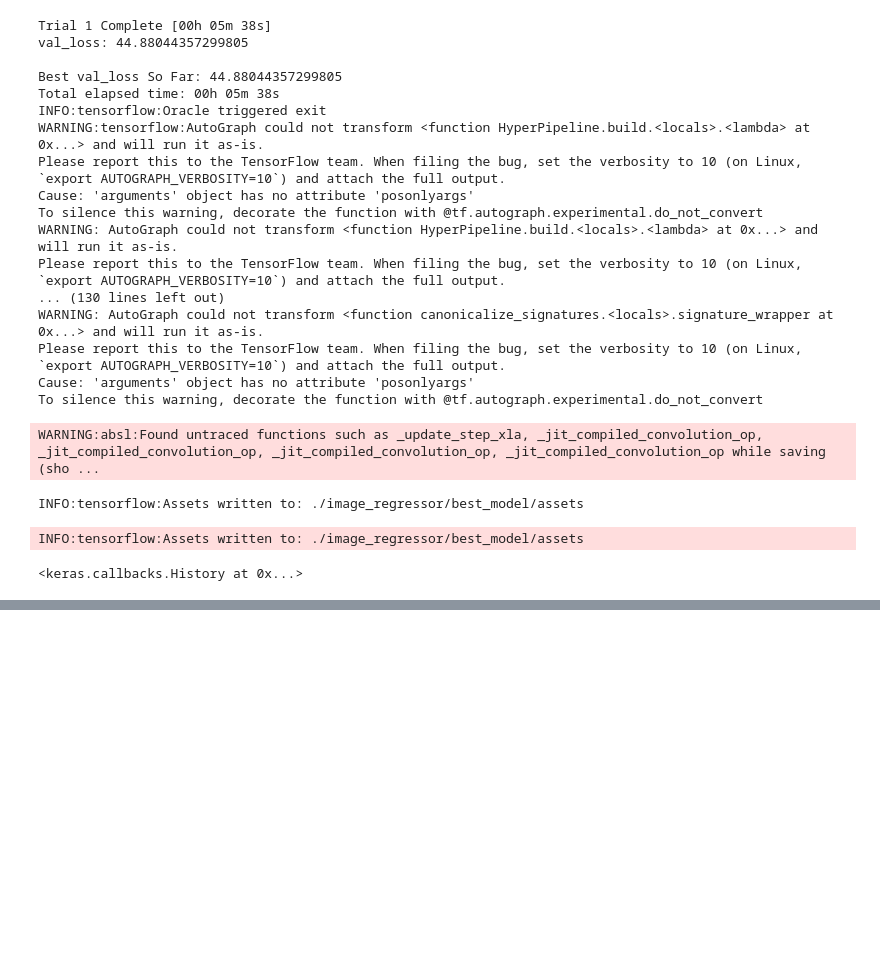
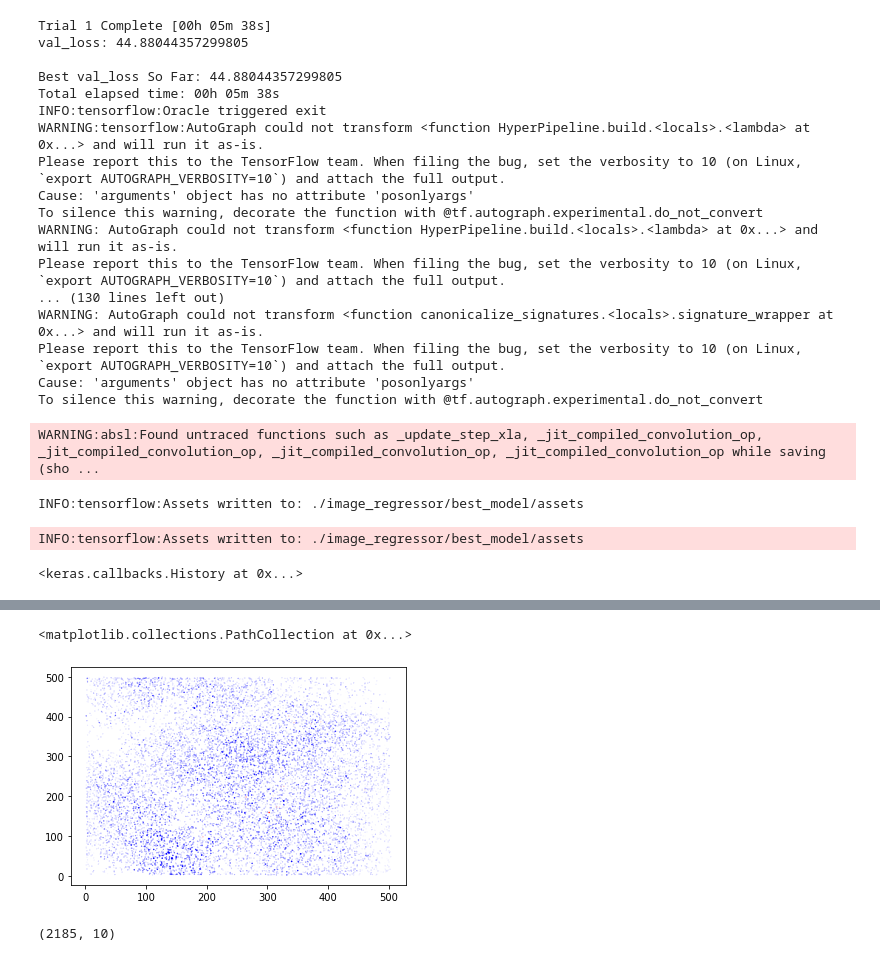
Before and after one commit to mariakesa/CommunicationSubspaces, a Jupyter notebook: 2800images.ipynb, the cells around one changed output, grey strips where cells are left out. Saved outputs shown, nothing was run; the diff lists cells and outputs as text; code cells hidden in the pictures; blank space fills up the shorter version.

```diff
--- a/2800images.ipynb
+++ b/2800images.ipynb
@@ -236,0 +336,9 @@ KeyboardInterrupt:
+# %%
+comp_= U[:,0]
+comp_= comp/np.max(np.abs(comp_))
+lam = np.abs(comp_)
+# %%
+plt.scatter(xpos, ypos, s = 50*lam, c = U[:,7], cmap='bwr')
+# %% [output]
+<matplotlib.collections.PathCollection at 0x...>
+[figure, added]
@@ -236,0 +351,4 @@ KeyboardInterrupt:
+# %%
+cs.shape
+# %% [output]
+(2185, 10)
```
Also changed, not shown: parts of 28 cells of this notebook.
